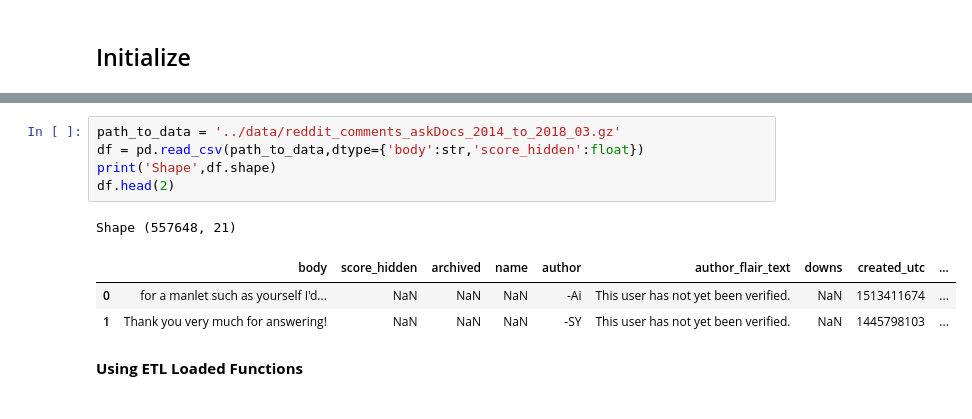
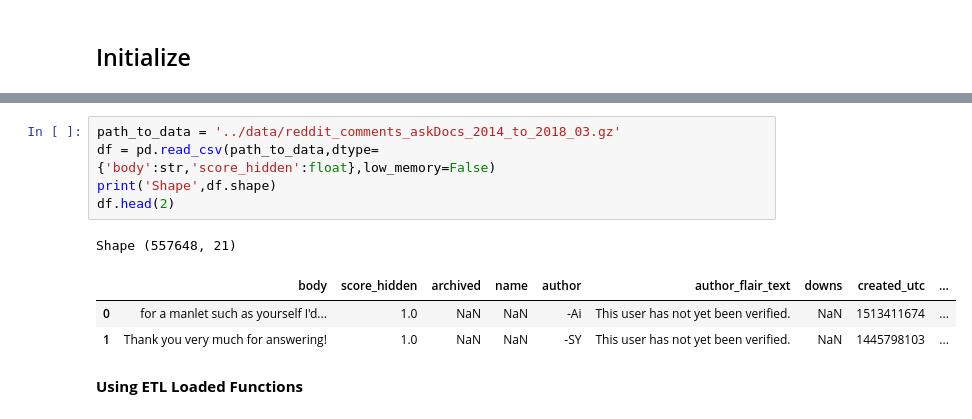
Before and after one commit to aus10powell/Automated-Health-Responses, a Jupyter notebook: notebooks/2_exploration.ipynb, the cells around one changed output, grey strips where cells are left out. Drawn from its saved outputs; the diff is of its cells as text.

```diff
--- a/notebooks/2_exploration.ipynb
+++ b/notebooks/2_exploration.ipynb
@@ -36,13 +33,13 @@ You can access Timestamp as pandas.Timestamp
 # %%
 path_to_data = '../data/reddit_comments_askDocs_2014_to_2018_03.gz'
-df = pd.read_csv(path_to_data,dtype={'body':str,'score_hidden':float})
+df = pd.read_csv(path_to_data,dtype={'body':str,'score_hidden':float},low_memory=False)
 print('Shape',df.shape)
 df.head(2)
 # %% [output]
 Shape (557648, 21)
 |  | body | score_hidden | archived | name | author | author_flair_text | downs | created_utc | ... |
-| 0 | for a manlet such as yourself I'd... | NaN | NaN | NaN | -Ai | This user has not yet been verified. | NaN | 1513411674 | ... |
-| 1 | Thank you very much for answering! | NaN | NaN | NaN | -SY | This user has not yet been verified. | NaN | 1445798103 | ... |
+| 0 | for a manlet such as yourself I'd... | 1.0 | NaN | NaN | -Ai | This user has not yet been verified. | NaN | 1513411674 | ... |
+| 1 | Thank you very much for answering! | 1.0 | NaN | NaN | -SY | This user has not yet been verified. | NaN | 1445798103 | ... |
 # %% [markdown]
 **Using ETL Loaded Functions**
 # %%
```
Also changed, not shown: parts of 3 cells of this notebook, 1 other file.
